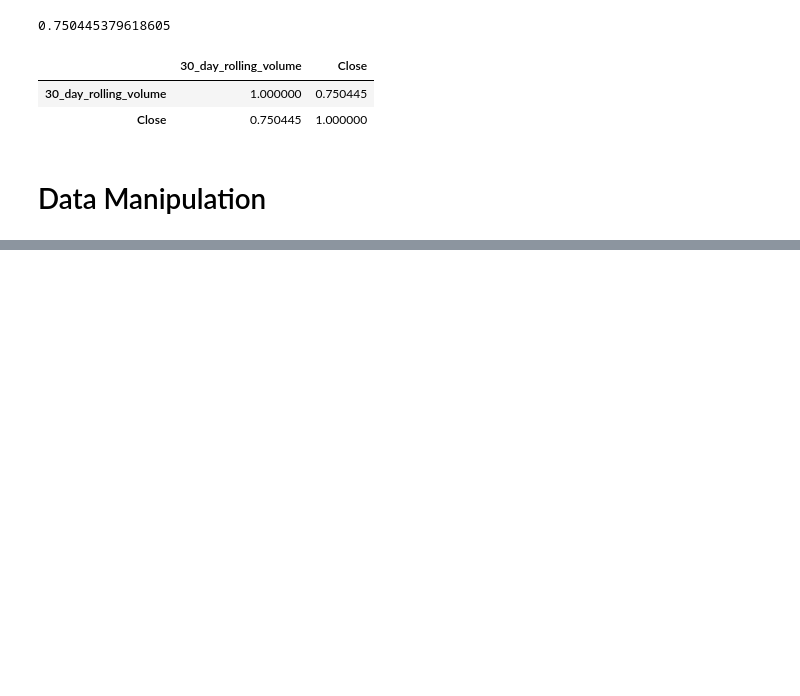
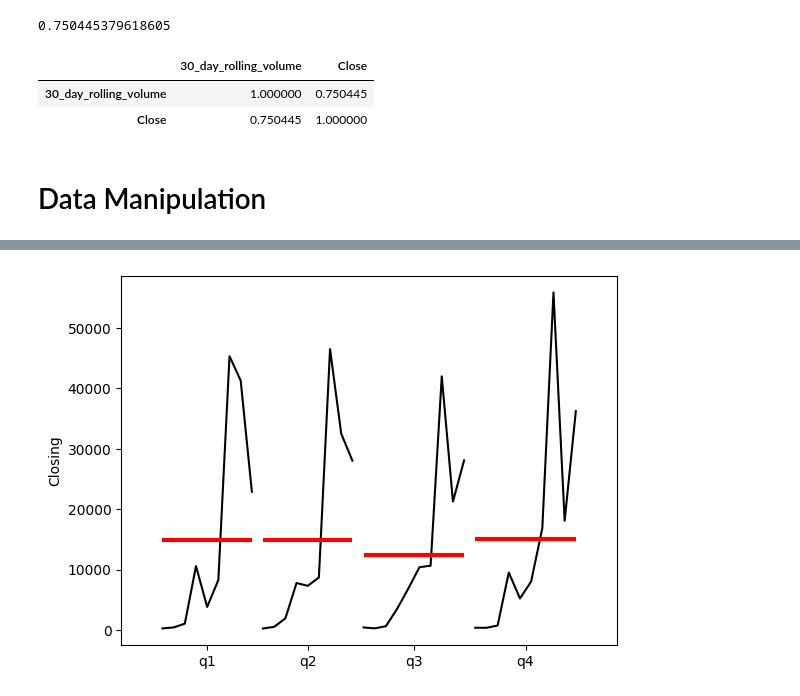
Before and after one commit to rizaho/ml_for_financial_analysis, a Jupyter notebook: 201_1_Introduction_to_Time_Series_Analysis.ipynb, the cells around one changed output, grey strips where cells are left out. Cells and saved outputs as stored; diff of their text form; code cells hidden in the pictures; blank space fills up the shorter version.

```diff
--- a/201_1_Introduction_to_Time_Series_Analysis.ipynb
+++ b/201_1_Introduction_to_Time_Series_Analysis.ipynb
@@ -186,0 +266,7 @@ df[["30_day_rolling_volume", "Close"]].corr()
+# %%
+# Quarter plot
+quarter_plot(df["Close"].resample("QE").mean(),
+             ylabel = "Closing")
+plt.show()
+# %% [output]
+[figure, added]
```
Also changed, not shown: parts of 19 cells of this notebook.
